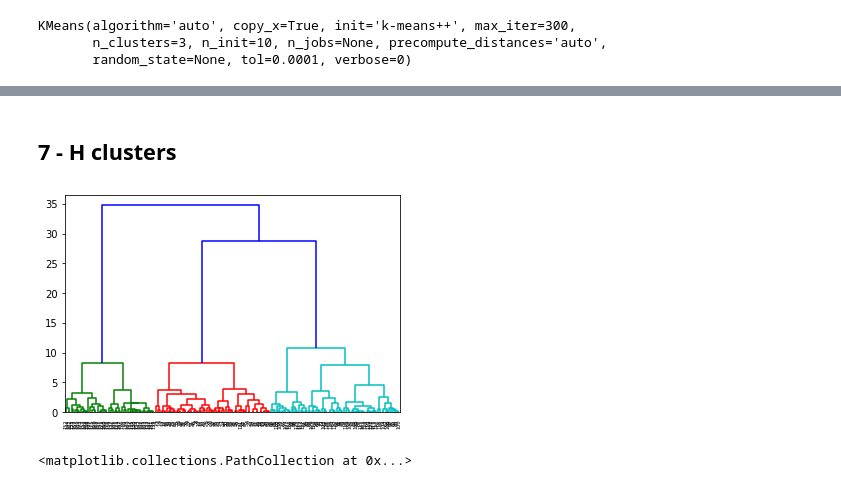
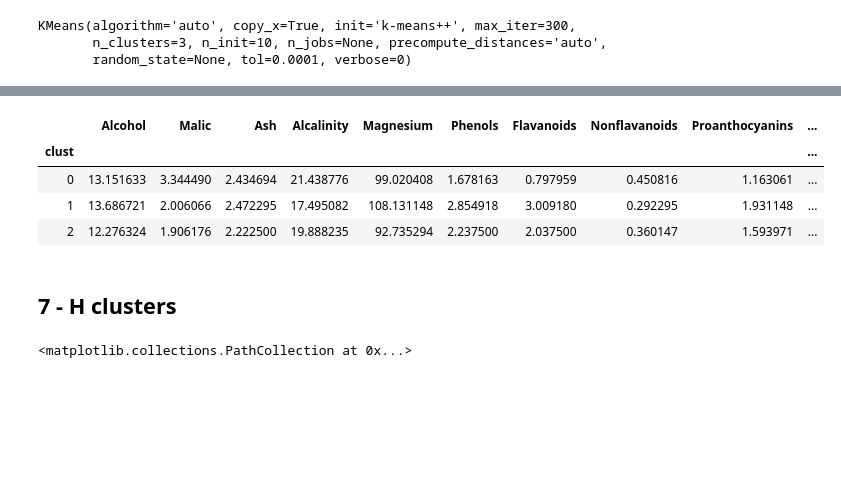
Before and after one commit to sohailshaikh6/excelr-datascience-assignments, a Jupyter notebook: PCA/Script_notebook/wine.ipynb, the cells around one changed output, grey strips where cells are left out. Cells and saved outputs as stored; diff of their text form; code cells hidden in the pictures; blank space fills up the shorter version.

```diff
--- a/PCA/Script_notebook/wine.ipynb
+++ b/PCA/Script_notebook/wine.ipynb
@@ -142,0 +144,5 @@ plt.show()
+# %%
+k_new_df=pd.DataFrame(principalComponents[:,0:2])
+# %%
+model_k = KMeans(n_clusters=3)
+model_k.fit(k_new_df)
@@ -142,0 +165,4 @@ plt.show()
+# %%
+md=pd.Series(model_k.labels_)
+# %%
+df1['clust']=md
@@ -143,9 +178,13 @@ plt.show()
+# %%
+df1.groupby(df1.clust).mean()
+# %% [output]
+|  | Alcohol | Malic | Ash | Alcalinity | Magnesium | Phenols | Flavanoids | Nonflavanoids | Proanthocyanins | ... |
+| clust |  |  |  |  |  |  |  |  |  | ... |
+| 0 | 13.151633 | 3.344490 | 2.434694 | 21.438776 | 99.020408 | 1.678163 | 0.797959 | 0.450816 | 1.163061 | ... |
+| 1 | 13.686721 | 2.006066 | 2.472295 | 17.495082 | 108.131148 | 2.854918 | 3.009180 | 0.292295 | 1.931148 | ... |
+| 2 | 12.276324 | 1.906176 | 2.222500 | 19.888235 | 92.735294 | 2.237500 | 2.037500 | 0.360147 | 1.593971 | ... |
 # %% [markdown]
 ## __7 - H clusters__
-# %%
-dendrogram = sch.dendrogram(sch.linkage(PCA_components.iloc[:,:2], method='ward'))
-# %% [output]
-[figure, removed]
 # %%
 model2 = AgglomerativeClustering(n_clusters=3, affinity='euclidean', linkage='ward')
 # %%
```
Also changed, not shown: parts of 17 cells of this notebook.
